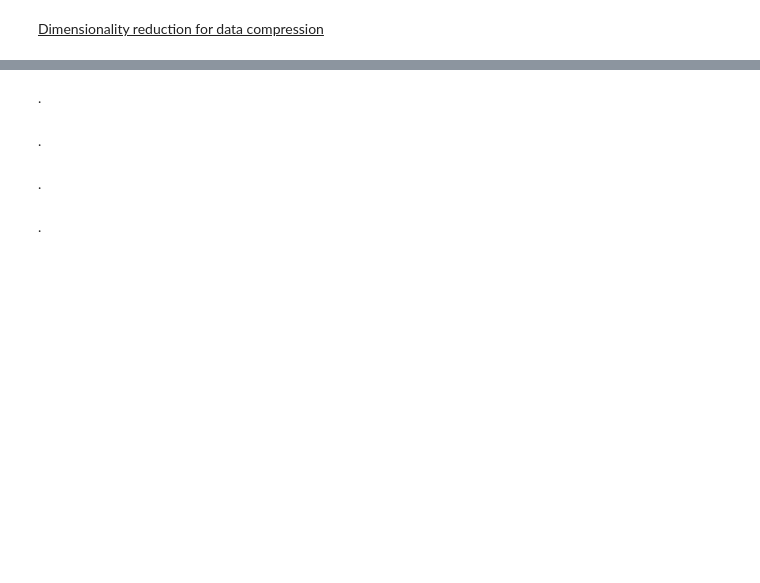
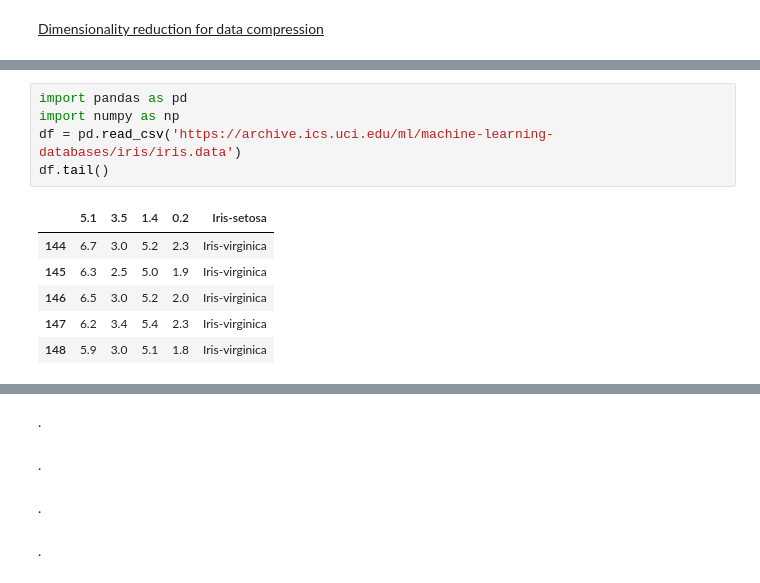
Before and after one commit to notyetend/pg, a Jupyter notebook: 2100.Statistics/2135.Statistical Methodology/Python Machine Learning/PytyonMachineLearning_Chapter01.ipynb, the cells around one changed output, grey strips where cells are left out. Drawn from its saved outputs; the diff is of its cells as text; blank space fills up the shorter version.

```diff
--- a/2100.Statistics/2135.Statistical Methodology/Python Machine Learning/PytyonMachineLearning_Chapter01.ipynb
+++ b/2100.Statistics/2135.Statistical Methodology/Python Machine Learning/PytyonMachineLearning_Chapter01.ipynb
@@ -110,0 +131,12 @@ Unsupervised learning은 정해진 정답(target)이 없는 데이터에서 어
+# %%
+import pandas as pd
+import numpy as np
+df = pd.read_csv('https://archive.ics.uci.edu/ml/machine-learning-databases/iris/iris.data')
+df.tail()
+# %% [output]
+|  | 5.1 | 3.5 | 1.4 | 0.2 | Iris-setosa |
+| 144 | 6.7 | 3.0 | 5.2 | 2.3 | Iris-virginica |
+| 145 | 6.3 | 2.5 | 5.0 | 1.9 | Iris-virginica |
+| 146 | 6.5 | 3.0 | 5.2 | 2.0 | Iris-virginica |
+| 147 | 6.2 | 3.4 | 5.4 | 2.3 | Iris-virginica |
+| 148 | 5.9 | 3.0 | 5.1 | 1.8 | Iris-virginica |
```
Also changed, not shown: parts of 25 cells of this notebook, 6 other files.
